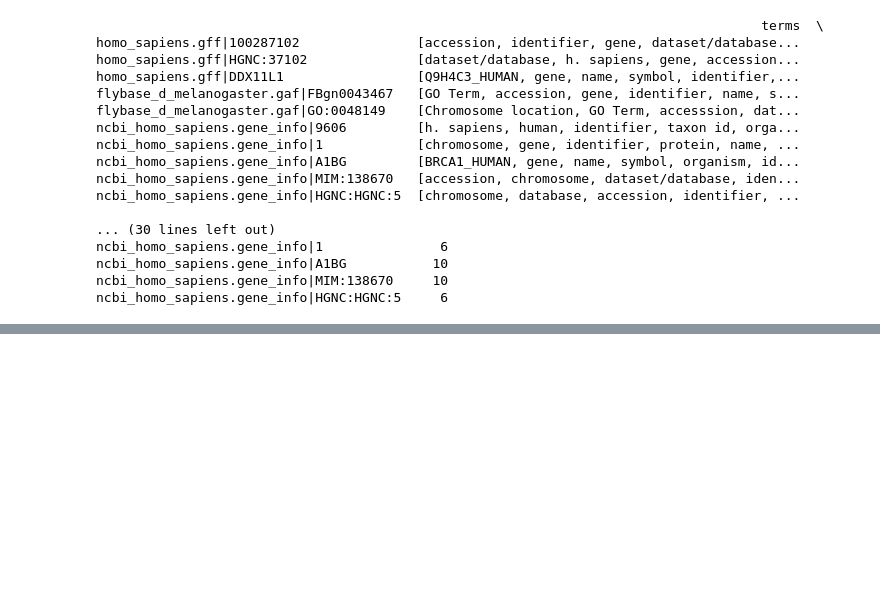
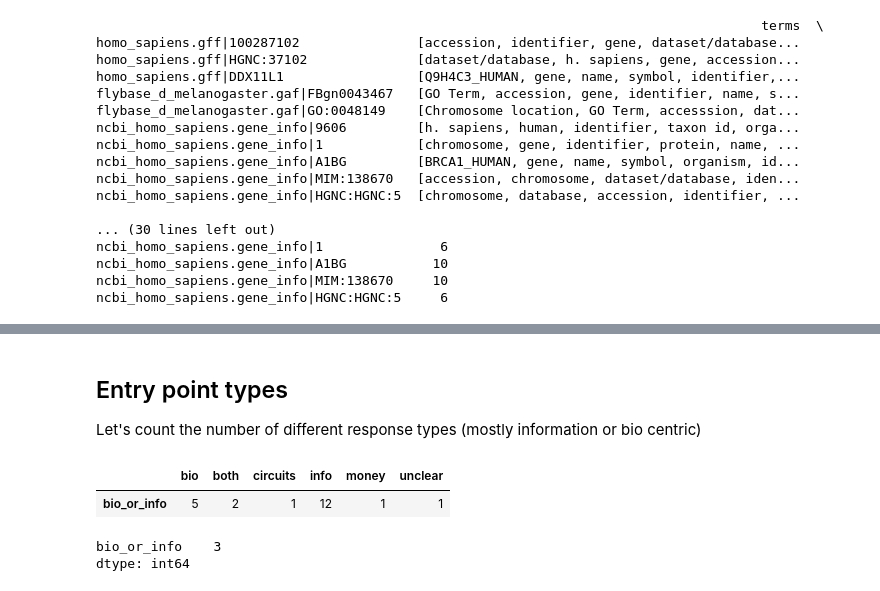
Before and after one commit to yochannah/subjective-data-models-analysis, a Jupyter notebook: file_mapping_and_entry_points.ipynb, the cells around one changed output, grey strips where cells are left out. Cells and saved outputs as stored; diff of their text form; code cells hidden in the pictures; blank space fills up the shorter version.

Commit message:
add entry point number wrangling and some comments

```diff
--- a/file_mapping.ipynb
+++ b/file_mapping_and_entry_points.ipynb
@@ -176,0 +191,30 @@ ncbi_homo_sapiens.gene_info|HGNC:HGNC:5     6
+# %%
+#"Split out responses to the entry point question and return a count of how many
+# times each term is used"
+def count_entry_point_unique_answers( a_series ):
+    # variable to store the final response in as we build it
+    tokenise = list()
+    split_answer = pd.DataFrame(a_series.str.split("|", expand=True))
+    for i in split_answer:
+        tokenise.extend(split_answer[i])
+
+    response = {}
+    for i in tokenise:
+        if not pd.isnull(i):
+            if i in response:
+                response[i] = response[i]+1
+            else:
+                response[i] = 1
+    return response
+
+
+#we'll store unique counts in this var
+result_counts = {}
+
+# split up the terms and count them
+for i in entry_terms:
+    if (entry_terms[i].dtype == np.object):
+        result_counts[entry_terms[i].name] = count_entry_point_unique_answers(entry_terms[i])
+
+#show the results to the world as a nice lil table
+print(pd.DataFrame(result_counts))
@@ -176,0 +242,28 @@ ncbi_homo_sapiens.gene_info|HGNC:HGNC:5     6
+# %% [markdown]
+## Entry point types
+Let's count the number of different response types (mostly information or bio centric)
+# %%
+#subset the data
+entry_point_type = entry_points[["participant_id","bio_or_info"]]
+#we'll store unique counts in this var
+entry_point_type_result_counts = {}
+
+# split up the terms and count them
+for i in entry_point_type:
+    if (entry_point_type[i].dtype == np.object):
+        entry_point_type_result_counts[entry_point_type[i].name] = count_entry_point_unique_answers(entry_point_type[i])
+# %%
+# Let's print each type as a nice table.
+result_types = pd.DataFrame(entry_point_type_result_counts).transpose()
+print(result_types)
+# %% [output]
+|  | bio | both | circuits | info | money | unclear |
+| bio_or_info | 5 | 2 | 1 | 12 | 1 | 1 |
+# %%
+bio_info = result_types[["bio","info", "both"]].transpose().sum()
+other_or_unclear = result_types.transpose().sum() - bio_info
+
+print(other_or_unclear)
+# %% [output]
+bio_or_info    3
+dtype: int64
```
Also changed, not shown: parts of 4 cells of this notebook, 1 other file.
